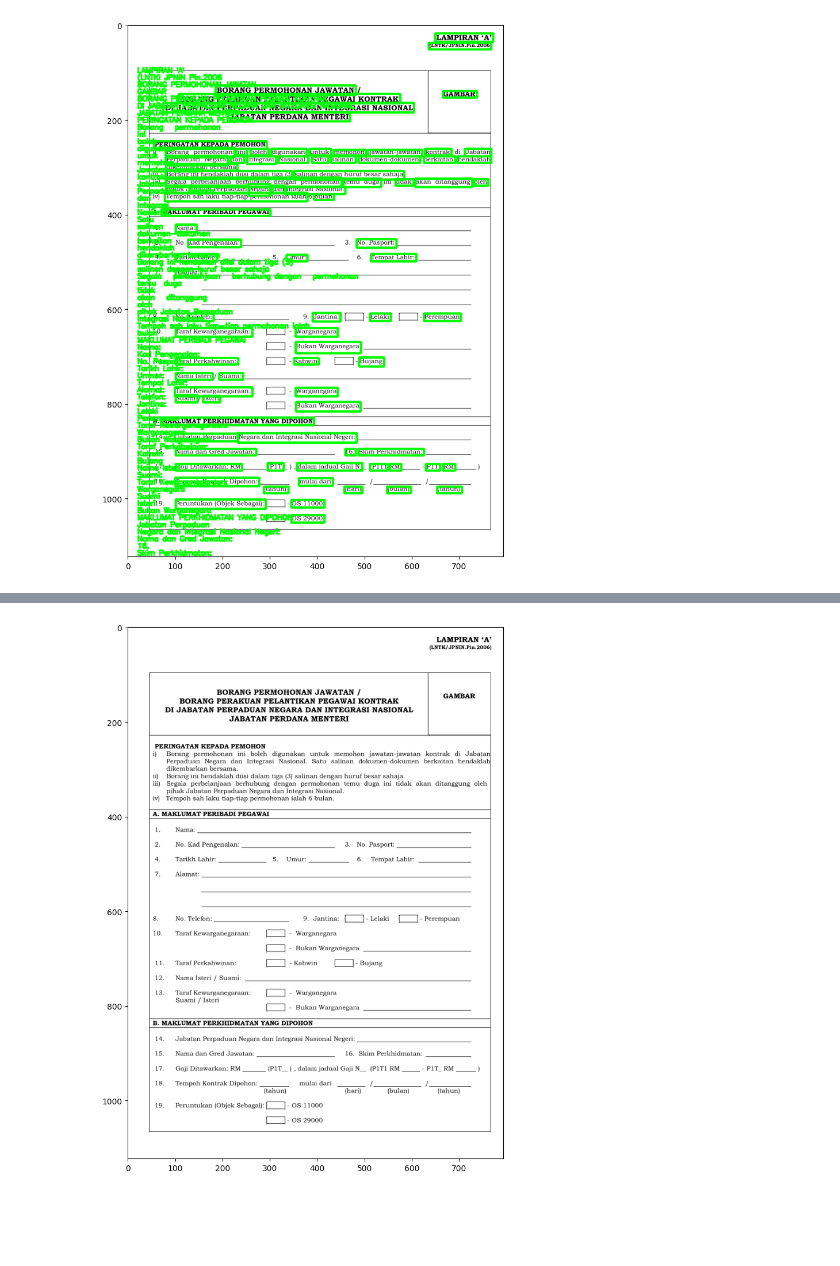
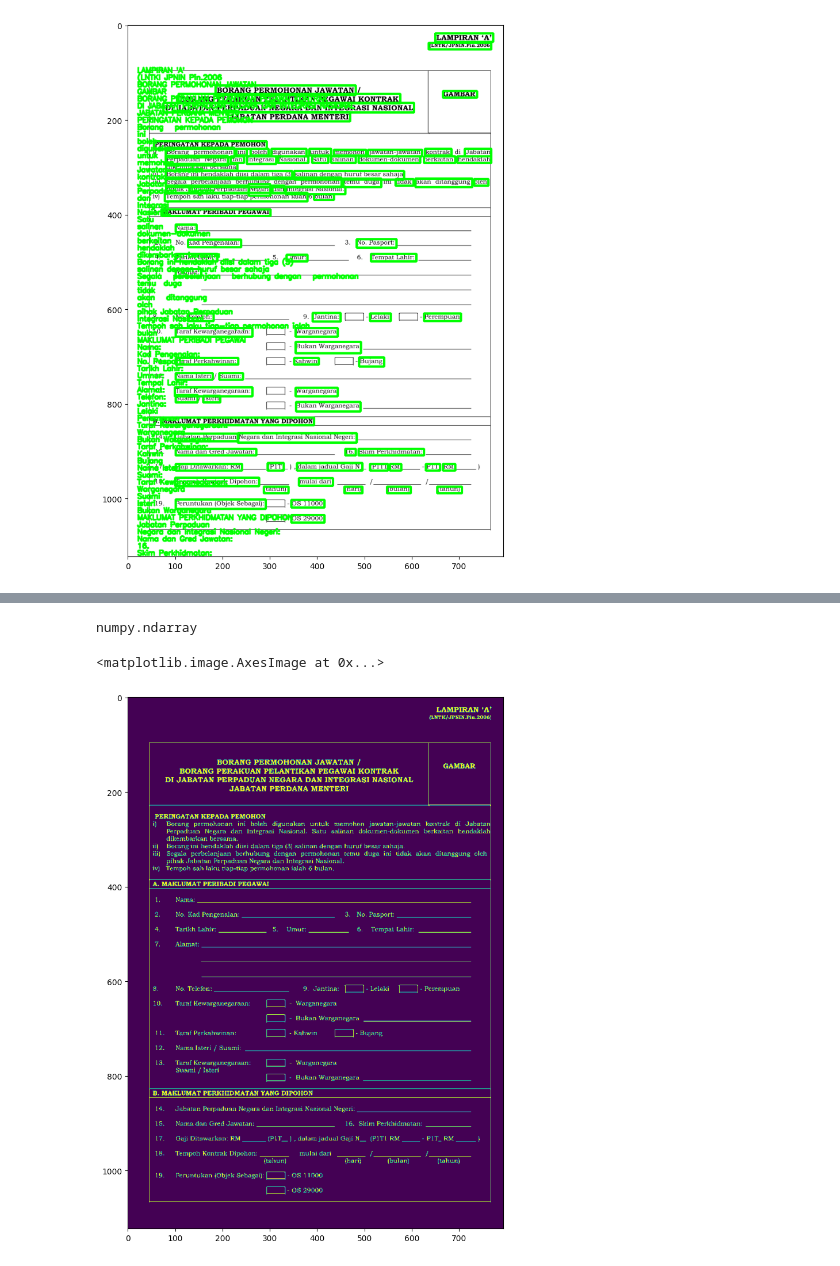
Before and after one commit to dannymirxa/SImple_Teseract_OCR_Application, a Jupyter notebook: convert_image_to_text_easyocr.ipynb, the cells around one changed output, grey strips where cells are left out. Cells and saved outputs as stored; diff of their text form; code cells hidden in the pictures; blank space fills up the shorter version.

Commit message:
add remove table

```diff
--- a/convert_image_to_text_easyocr.ipynb
+++ b/convert_image_to_text_easyocr.ipynb
@@ -9,6 +16,6 @@ img_path = "borang_compress_1.png"
 # %%
 reader = easyocr.Reader(['ms'], gpu=True)
-result = reader.readtext(img_path)
+result = reader.readtext(IMG_PATH)
 # %%
 top_left = tuple(result[0][0][0])
 bottom_right = tuple(result[0][0][2])
@@ -137,34 +148,42 @@ plt.show()
-# %%
-im = cv2.imread(img_path)
-# Setup SimpleBlobDetector parameters.
-params = cv2.SimpleBlobDetector_Params()
-# Change thresholds
-params.minThreshold = 10
-params.maxThreshold = 200
-# Filter by Area.
-params.filterByArea = True
-params.minArea = 1500
-# Filter by Circularity
-params.filterByCircularity = True
-params.minCircularity = 0.1
-# Filter by Convexity
-params.filterByConvexity = True
-params.minConvexity = 0.87
-# Filter by Inertia
-params.filterByInertia = True
-params.minInertiaRatio = 0.01
-# Create a detector with the parameters
-# OLD: detector = cv2.SimpleBlobDetector(params)
-detector = cv2.SimpleBlobDetector_create(params)
-# Detect blobs.
-keypoints = detector.detect(im)
-# Draw detected blobs as red circles.
-# cv2.DRAW_MATCHES_FLAGS_DRAW_RICH_KEYPOINTS ensures
-# the size of the circle corresponds to the size of blob
-im_with_keypoints = cv2.drawKeypoints(im, keypoints, np.array([]), (0,0,255), cv2.DRAW_MATCHES_FLAGS_DRAW_RICH_KEYPOINTS)
-# Show blobs
-plt.figure(figsize=(20,12))
-plt.imshow(im_with_keypoints)
-plt.show()
-# %% [output]
-[figure, removed]
+# %%
+type(img)
+# %% [output]
+numpy.ndarray
+# %%
+def Remove_Table(img_path: Union[np.ndarray, str]) -> Tuple[np.ndarray, np.ndarray]:
+    if isinstance(img_path, np.ndarray):
+        image = img_path
+    elif isinstance(img_path, str):
+        image = cv2.imread(img_path)
+    result = image.copy()
+    gray = cv2.cvtColor(image,cv2.COLOR_BGR2GRAY)
+    thresh = cv2.threshold(gray, 0, 255, cv2.THRESH_BINARY_INV + cv2.THRESH_OTSU)[1]
+
+    # Remove horizontal lines
+    horizontal_kernel = cv2.getStructuringElement(cv2.MORPH_RECT, (40,1))
+    remove_horizontal = cv2.morphologyEx(thresh, cv2.MORPH_OPEN, horizontal_kernel, iterations=2)
+    cnts = cv2.findContours(remove_horizontal, cv2.RETR_EXTERNAL, cv2.CHAIN_APPROX_SIMPLE)
+    cnts = cnts[0] if len(cnts) == 2 else cnts[1]
+    for c in cnts:
+        cv2.drawContours(result, [c], -1, (255,255,255), 5)
+
+    # Remove vertical lines
+    vertical_kernel = cv2.getStructuringElement(cv2.MORPH_RECT, (1,40))
+    remove_vertical = cv2.morphologyEx(thresh, cv2.MORPH_OPEN, vertical_kernel, iterations=2)
+    cnts = cv2.findContours(remove_vertical, cv2.RETR_EXTERNAL, cv2.CHAIN_APPROX_SIMPLE)
+    cnts = cnts[0] if len(cnts) == 2 else cnts[1]
+    for c in cnts:
+        cv2.drawContours(result, [c], -1, (255,255,255), 5)
+
+    return thresh, result
+# %%
+img = cv2.imread(IMG_PATH)
+
+thresh, result = Remove_Table(img)
+
+plt.figure(figsize=(20,12))
+plt.imshow(img)
+plt.imshow(thresh)
+# %% [output]
+<matplotlib.image.AxesImage at 0x...>
+[figure, added]
```
Also changed, not shown: parts of 8 cells of this notebook, 1 other file.
